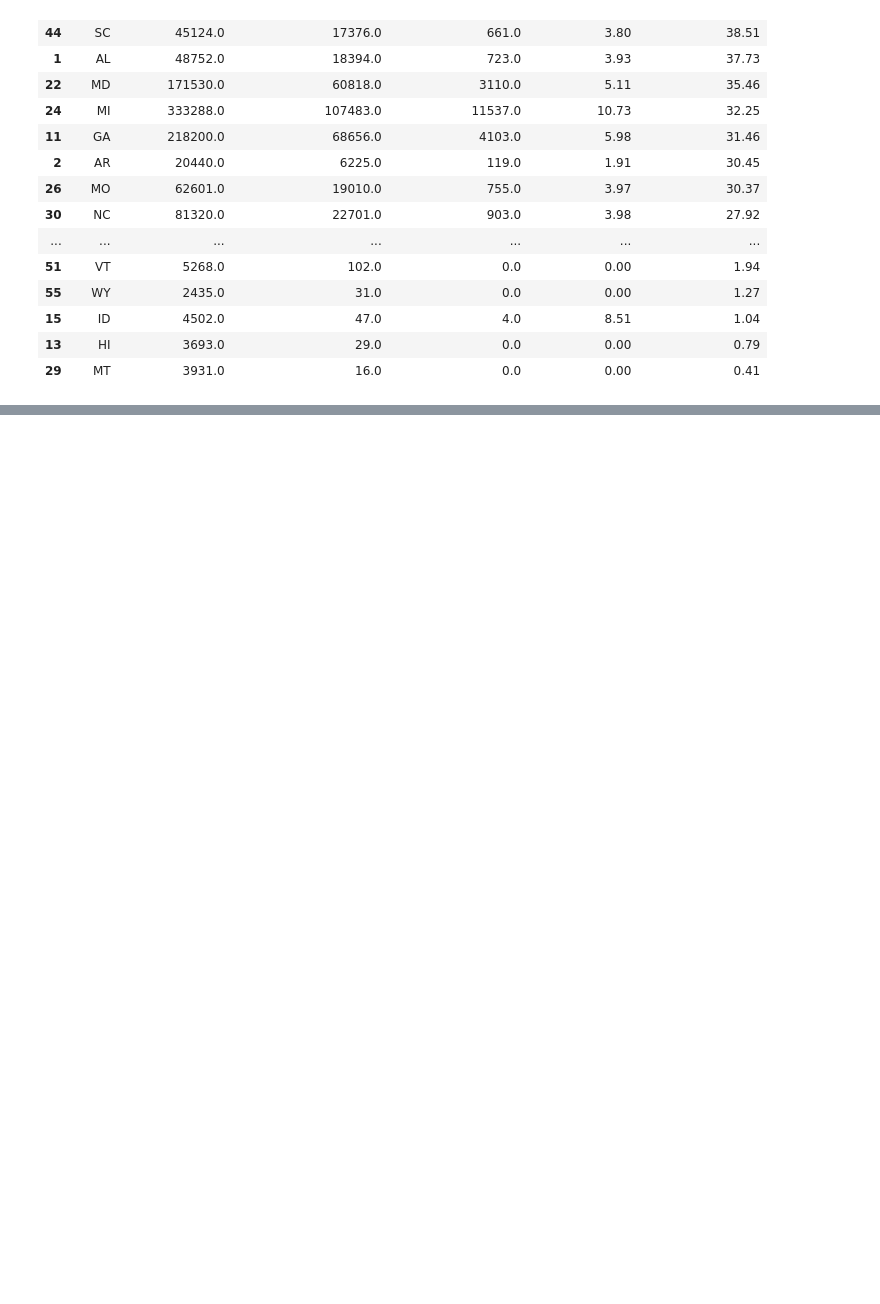
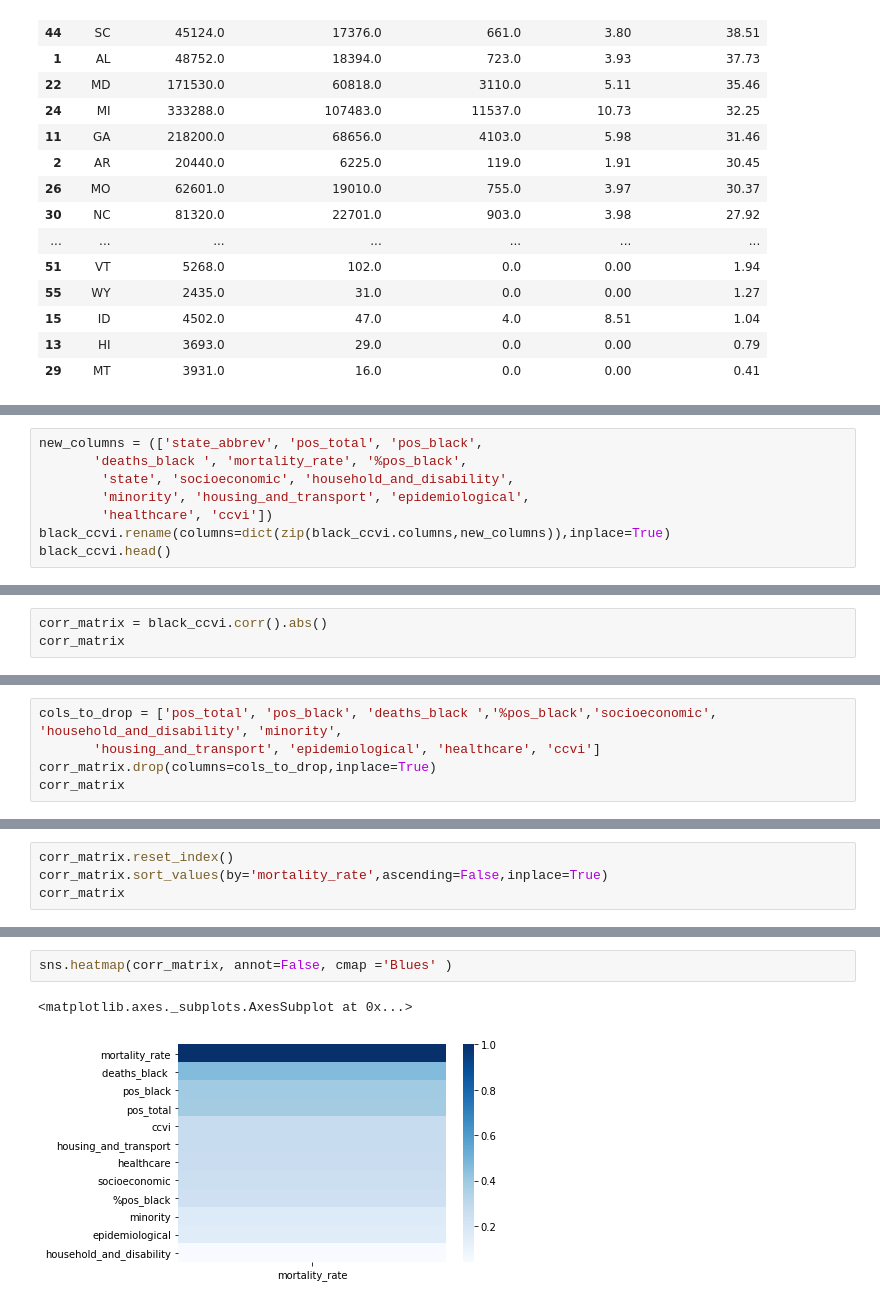
Before and after one commit to kmussar/covid19_datathon, a Jupyter notebook: eda/KM_Disparity_positives_to_deaths.ipynb, the cells around one changed output, grey strips where cells are left out. Cells and saved outputs as stored; diff of their text form; blank space fills up the shorter version.

```diff
--- a/eda/KM_Disparity_positives_to_deaths.ipynb
+++ b/eda/KM_Disparity_positives_to_deaths.ipynb
@@ -157,0 +223,8 @@ black
+# %%
+new_columns = (['state_abbrev', 'pos_total', 'pos_black',
+       'deaths_black ', 'mortality_rate', '%pos_black',
+        'state', 'socioeconomic', 'household_and_disability',
+        'minority', 'housing_and_transport', 'epidemiological',
+        'healthcare', 'ccvi'])
+black_ccvi.rename(columns=dict(zip(black_ccvi.columns,new_columns)),inplace=True)
+black_ccvi.head()
@@ -157,0 +282,3 @@ black
+# %%
+corr_matrix = black_ccvi.corr().abs()
+corr_matrix
@@ -157,0 +299,5 @@ black
+# %%
+cols_to_drop = ['pos_total', 'pos_black', 'deaths_black ','%pos_black','socioeconomic', 'household_and_disability', 'minority',
+       'housing_and_transport', 'epidemiological', 'healthcare', 'ccvi']
+corr_matrix.drop(columns=cols_to_drop,inplace=True)
+corr_matrix
@@ -157,0 +318,4 @@ black
+# %%
+corr_matrix.reset_index()
+corr_matrix.sort_values(by='mortality_rate',ascending=False,inplace=True)
+corr_matrix
@@ -157,0 +336,5 @@ black
+# %%
+sns.heatmap(corr_matrix, annot=False, cmap ='Blues' )
+# %% [output]
+<matplotlib.axes._subplots.AxesSubplot at 0x...>
+[figure, added]
```
Also changed, not shown: parts of 41 cells of this notebook.
